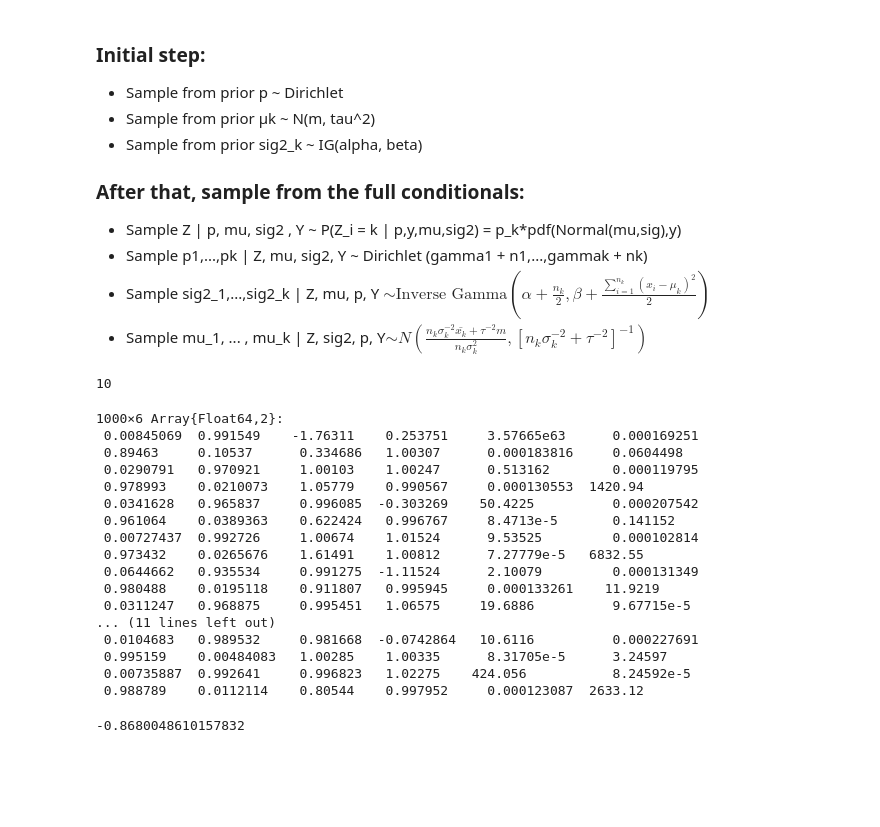
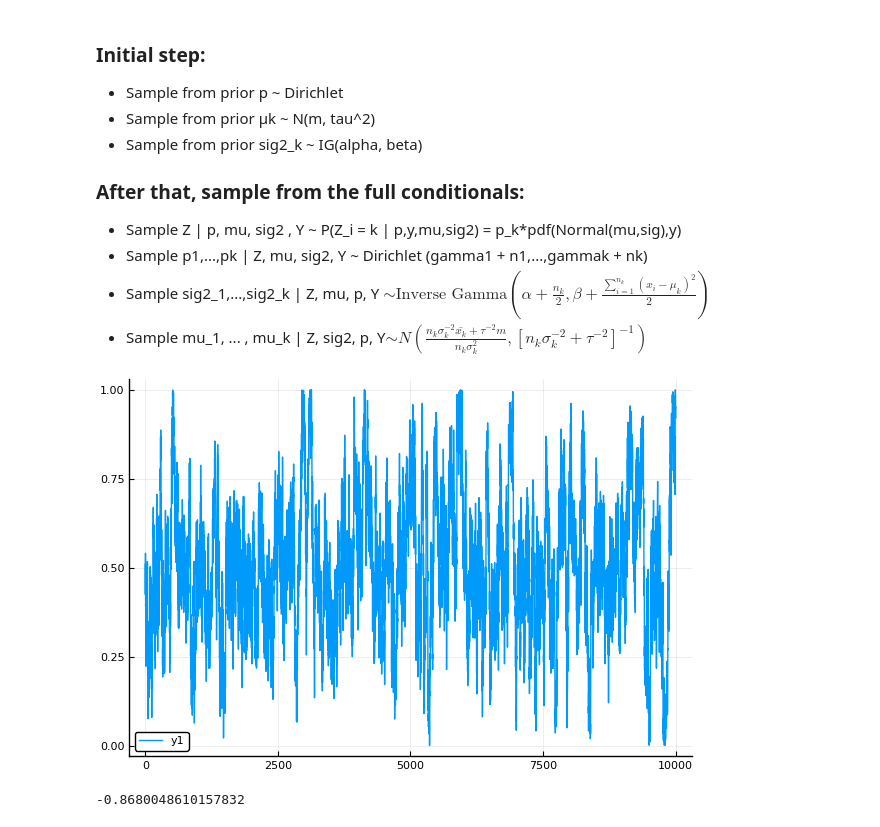
Before and after one commit to davibarreira/Computational_Statistics, a Jupyter notebook: Exercises2/Sheet2 Exercise 6.ipynb, the cells around one changed output. Saved outputs shown, nothing was run; the diff lists cells and outputs as text; code cells hidden in the pictures; blank space fills up the shorter version.

```diff
--- a/Exercises2/Sheet2 Exercise 6.ipynb
+++ b/Exercises2/Sheet2 Exercise 6.ipynb
@@ -45,28 +45,18 @@ N\left(
 {n_k\sigma^2_k}
 , [n_k\sigma_k^{-2} + \tau^{-2}]^{-1}
 \right)$
-# %%
-y     = X
-M = length(y)
-k = 2
-gamma, m, tau, alpha, beta = [1,1],0,10,0.1,0.1
-p   = rand(Dirichlet(gamma))
-mu  = rand(Normal(m,sqrt(tau)),k)
-sig = rand(InverseGamma(alpha,beta^(-1)),k)
-steps = 10
-# %% [output]
-10
 # %%
 y     = X
 M = length(y)
 k = 2
-gamma, m, tau, alpha, beta = [1,1],0,1,0.01,0.01
-steps = 1000
+gamma, m, tau, alpha, beta = [1,1],0,1,2,1
+steps = 10000
 posterior = zeros(steps,k*3)
 
 p   = rand(Dirichlet(gamma))
 mu  = rand(Normal(m,sqrt(tau)),k)
-sig = rand(InverseGamma(alpha,beta^(-1)),k)
+sig = 1 ./ (rand(Distributions.Gamma(alpha, beta),k))
+# sig = rand(InverseGamma(alpha,beta^(-1)),k)
 
 
 for s=1:steps
@@ -74,17 +64,17 @@ for s=1:steps
     for i = 1:M
         w1 = p[1] * pdf(Normal(mu[1],sqrt(sig[1])),y[i])
         w2 = p[2] * pdf(Normal(mu[2],sqrt(sig[2])),y[i])
-        pw1= w1/(w1+w2)
-        pw2= w2/(w1+w2)
-        z[i] += sample(1:k, Weights([pw1,pw2]))
+        z[i] += sample(1:k, Weights([w1,w2]))
     end
     n1 = sum(z .== 1)
     n2 = sum(z .== 2)
+    sum1 = sum(y[z .== 1])
+    sum2 = sum(y[z .== 2])
 
     p  = rand(Dirichlet(gamma + [n1,n2]))
 
-    m_p1   = (1/(1/tau + n1/sig[1])) * (m/tau + n1/sig[1])
-    m_p2   = (1/(1/tau + n2/sig[2])) * (m/tau + n2/sig[2])
+    m_p1   = (1/(1/tau + n1/sig[1])) * (m/tau + sum1/sig[1])
+    m_p2   = (1/(1/tau + n2/sig[2])) * (m/tau + sum2/sig[2])
     tau_p1 = (1/tau + n1/sig[1])^(-1)
     tau_p2 = (1/tau + n2/sig[2])^(-1)
 
@@ -98,32 +88,16 @@ for s=1:steps
     alpha2= alpha + 0.5*n2
     beta1 = beta  + 0.5*sumsq1
     beta2 = beta  + 0.5*sumsq2
-    sig[1]= 1/(rand(Distributions.Gamma(alpha1, beta1)))
-    sig[2]= 1/(rand(Distributions.Gamma(alpha2, beta2)))
+    sig[1]= 1/(rand(Distributions.Gamma(alpha1, beta1^-1)))
+    sig[2]= 1/(rand(Distributions.Gamma(alpha2, beta2^-1)))
 
     posterior[s,:] = posterior[s,:] + vcat(p,mu,sig)
 
 end
-# %%
-posterior
-# %% [output]
-1000×6 Array{Float64,2}:
- 0.00845069  0.991549    -1.76311    0.253751     3.57665e63      0.000169251
- 0.89463     0.10537      0.334686   1.00307      0.000183816     0.0604498
- 0.0290791   0.970921     1.00103    1.00247      0.513162        0.000119795
- 0.978993    0.0210073    1.05779    0.990567     0.000130553  1420.94
- 0.0341628   0.965837     0.996085  -0.303269    50.4225          0.000207542
- 0.961064    0.0389363    0.622424   0.996767     8.4713e-5       0.141152
- 0.00727437  0.992726     1.00674    1.01524      9.53525         0.000102814
- 0.973432    0.0265676    1.61491    1.00812      7.27779e-5   6832.55
- 0.0644662   0.935534     0.991275  -1.11524      2.10079         0.000131349
- 0.980488    0.0195118    0.911807   0.995945     0.000133261    11.9219
- 0.0311247   0.968875     0.995451   1.06575     19.6886          9.67715e-5
-... (11 lines left out)
- 0.0104683   0.989532     0.981668  -0.0742864   10.6116          0.000227691
- 0.995159    0.00484083   1.00285    1.00335      8.31705e-5      3.24597
- 0.00735887  0.992641     0.996823   1.02275    424.056           8.24592e-5
- 0.988789    0.0112114    0.80544    0.997952     0.000123087  2633.12
+# %%
+plot(posterior[:,2])
+# %% [output]
+[figure, added]
 # %%
 # %% [output]
 -0.8680048610157832
```
